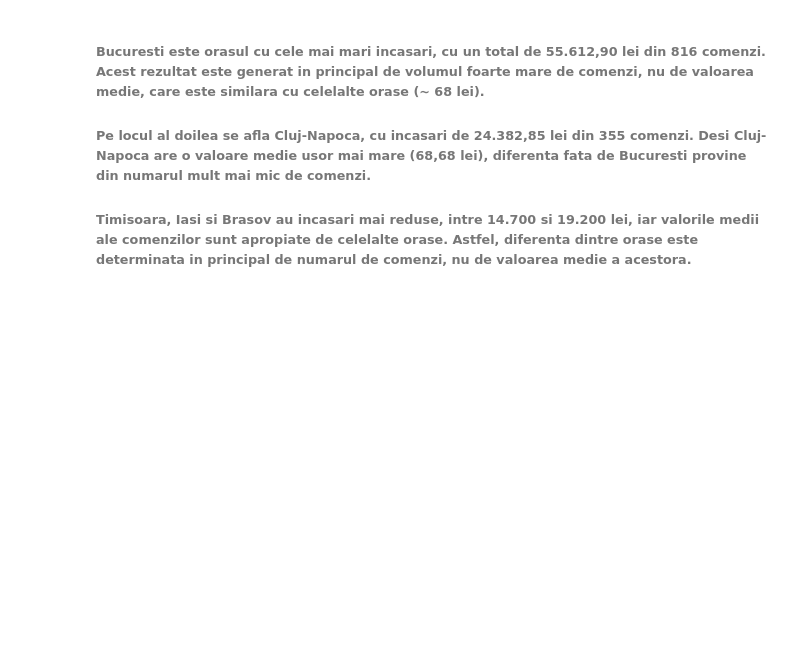
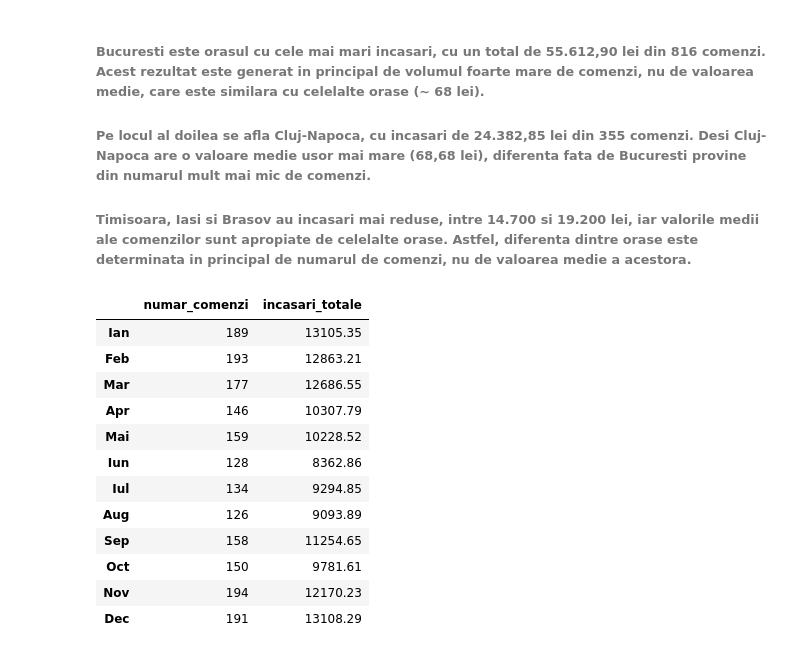
Before and after one commit to CristianaTrandafir/proiect_python_trandafir_cristiana, a Jupyter notebook: proiect_gustoexpress.ipynb, the cells around one changed output. Cells and saved outputs as stored; diff of their text form; code cells hidden in the pictures; blank space fills up the shorter version.

```diff
--- a/proiect_gustoexpress.ipynb
+++ b/proiect_gustoexpress.ipynb
@@ -340,3 +340,37 @@ plt.show()
 ###### Bucuresti este orasul cu cele mai mari incasari, cu un total de 55.612,90 lei din 816 comenzi. Acest rezultat este generat in principal de volumul foarte mare de comenzi, nu de valoarea medie, care este similara cu celelalte orase (~ 68 lei).
 ###### Pe locul al doilea se afla Cluj-Napoca, cu incasari de 24.382,85 lei din 355 comenzi. Desi Cluj-Napoca are o valoare medie usor mai mare (68,68 lei), diferenta fata de Bucuresti provine din numarul mult mai mic de comenzi.
 ###### Timisoara, Iasi si Brasov au incasari mai reduse, intre 14.700 si 19.200 lei, iar valorile medii ale comenzilor sunt apropiate de celelalte orase. Astfel, diferenta dintre orase este determinata in principal de numarul de comenzi, nu de valoarea medie a acestora.
+# %%
+""" Întrebarea 3 – Cum au evoluat comenzile pe luni în 2025? (15p)
+• Tabel cu numărul de comenzi și încasările pe fiecare lună
+• Line chart cu numărul de comenzi pe luni (lunile pe axa X, în ordine, scrise ca nume: Ian,
+Feb, ...)
+• Afișează cea mai bună și cea mai slabă lună (idxmax() / idxmin())
+• Concluzie: există perioade ale anului în care se comandă mai mult? De ce crezi că se
+întâmplă asta?"""
+
+df["luna"] = df["data_comanda"].dt.month
+
+tabel_luni = df.groupby("luna").agg(
+    numar_comenzi=("valoare_totala", "count"),
+    incasari_totale=("valoare_totala", "sum")
+)
+
+luni_nume = ["Ian", "Feb", "Mar", "Apr", "Mai", "Iun", "Iul", "Aug", "Sep", "Oct", "Nov", "Dec"]
+tabel_luni.index = luni_nume[:len(tabel_luni)]
+
+tabel_luni
+# %% [output]
+|  | numar_comenzi | incasari_totale |
+| Ian | 189 | 13105.35 |
+| Feb | 193 | 12863.21 |
+| Mar | 177 | 12686.55 |
+| Apr | 146 | 10307.79 |
+| Mai | 159 | 10228.52 |
+| Iun | 128 | 8362.86 |
+| Iul | 134 | 9294.85 |
+| Aug | 126 | 9093.89 |
+| Sep | 158 | 11254.65 |
+| Oct | 150 | 9781.61 |
+| Nov | 194 | 12170.23 |
+| Dec | 191 | 13108.29 |
```
Also changed, not shown: parts of 3 cells of this notebook.
